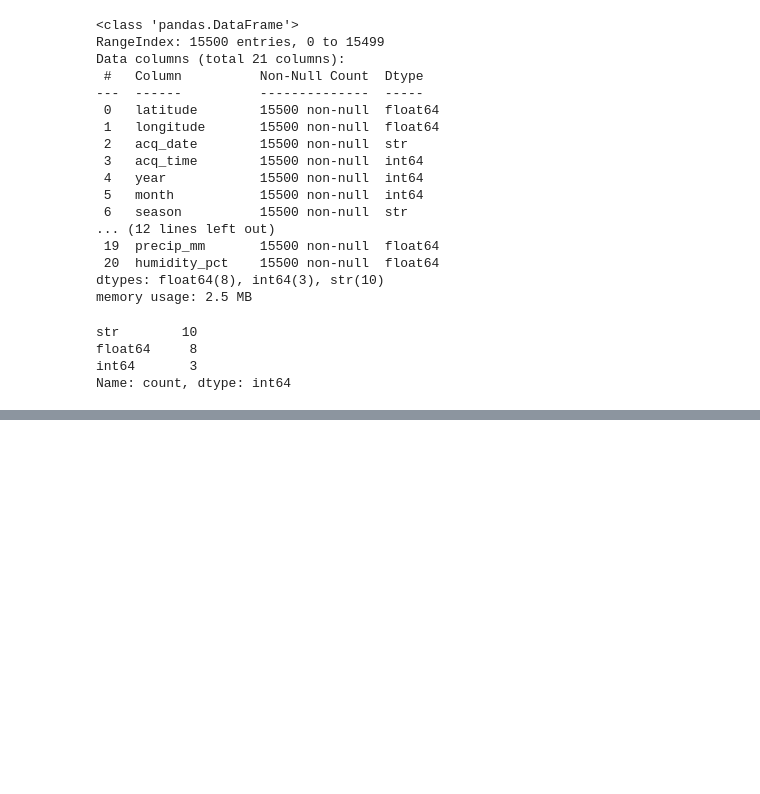
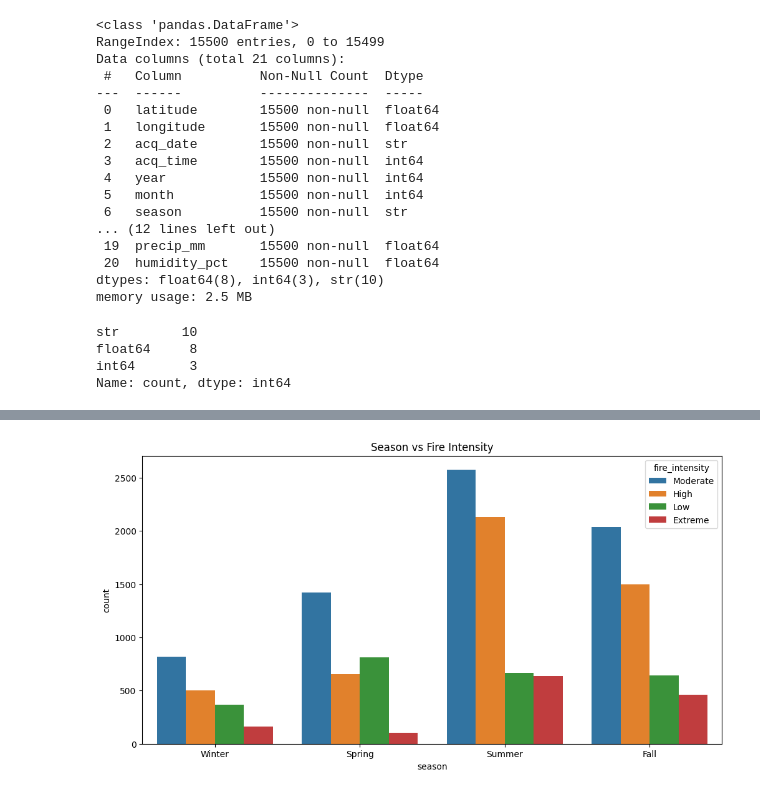
Before and after one commit to KodewithArun/wildfire-intensity-classifier, a Jupyter notebook: notebooks/01_eda.ipynb, the cells around one changed output, grey strips where cells are left out. Cells and saved outputs as stored; diff of their text form; code cells hidden in the pictures; blank space fills up the shorter version.

```diff
--- a/notebooks/01_eda.ipynb
+++ b/notebooks/01_eda.ipynb
@@ -263,0 +243,18 @@ df[numeric_features].corr()
+# %%
+# Season Effect Vs Fire Intensity
+def get_season(month):
+    if month in [12, 1, 2]:
+        return 'Winter'
+    elif month in [3, 4, 5]:
+        return 'Spring'
+    elif month in [6, 7, 8]:
+        return 'Summer'
+    else:
+        return 'Fall'
+df['season'] = df['month'].apply(get_season)
+plt.figure(figsize=(12,6))
+sns.countplot(x='season', hue='fire_intensity', data=df, order=['Winter', 'Spring', 'Summer', 'Fall'])
+plt.title("Season vs Fire Intensity")
+plt.show()
+# %% [output]
+[figure, added]
```
Also changed, not shown: parts of 41 cells of this notebook, 5 other files.
